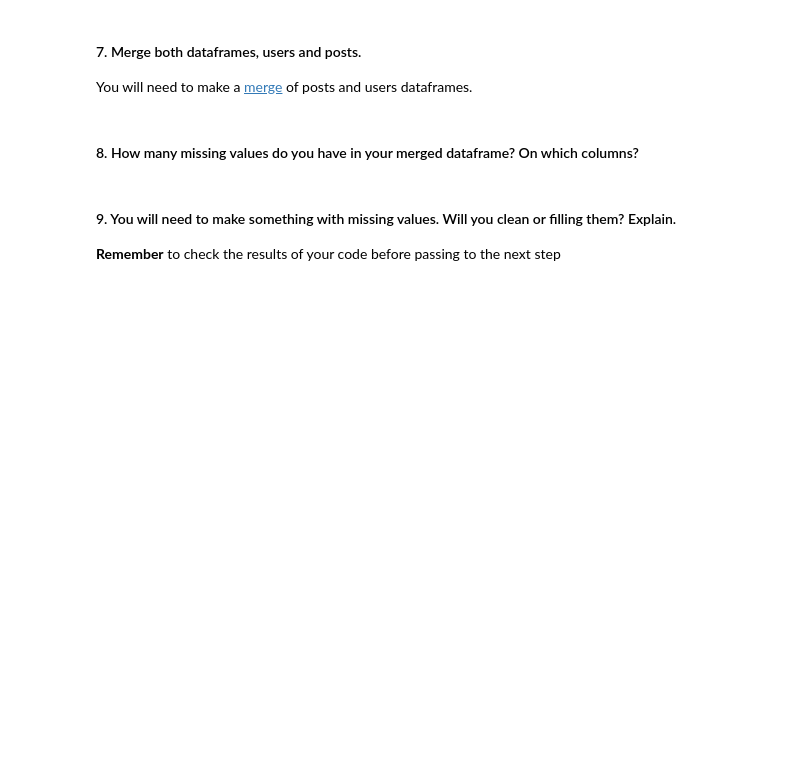
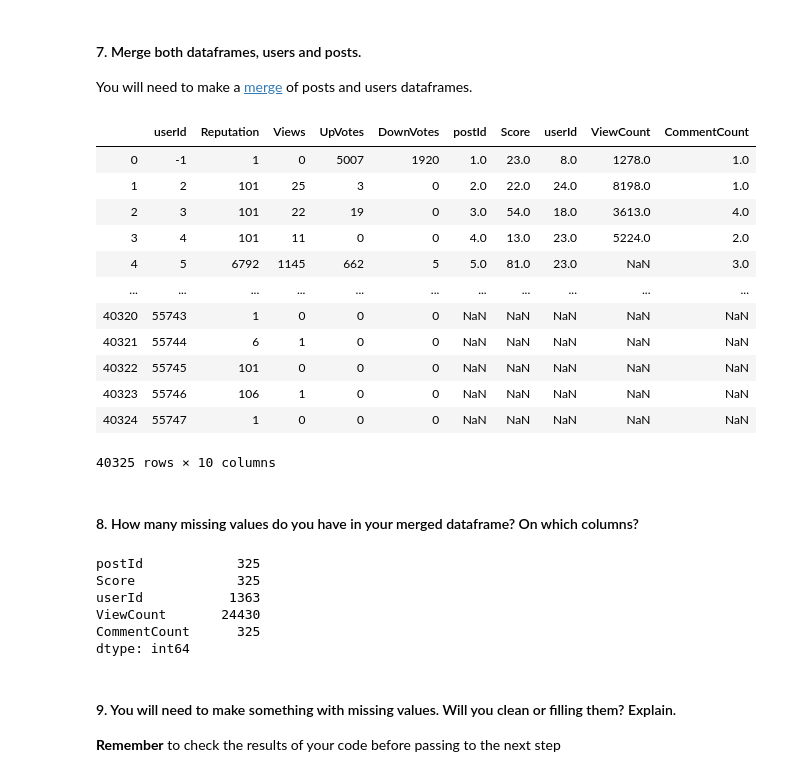
Before and after one commit to ta-data-lis/lab-data-cleaning, a Jupyter notebook: your-code/main.ipynb, the cells around one changed output. Cells and saved outputs as stored; diff of their text form; code cells hidden in the pictures; blank space fills up the shorter version.

```diff
--- a/your-code/main.ipynb
+++ b/your-code/main.ipynb
@@ -7,2 +29,5 @@
 # %% [markdown]
 #### 4. Import posts table:
+# %%
+posts_table = pd.DataFrame(pd.read_csv ('posts_table.csv', sep=','))
+posts_table.head()
@@ -9,2 +42,6 @@
 # %% [markdown]
 #### 5. Rename Id column to postId and OwnerUserId to userId
+# %%
+posts_table = posts_table.rename(columns={'Id': 'postId', 'OwnerUserId': 'userId'})
+
+posts_table.head()
@@ -12,3 +57,6 @@
 #### 6. Define new dataframes for users and posts with the following selected columns:
     **users columns**: userId, Reputation,Views,UpVotes,DownVotes
     **posts columns**: postId, Score,userId,ViewCount,CommentCount
+# %%
+users = users_table.filter(['userId','Reputation','Views', 'UpVotes','DownVotes'])
+users.head()
@@ -14,0 +70,3 @@
+# %%
+posts = posts_table.filter(['postId','Score','userId', 'ViewCount','CommentCount'])
+posts.head()
@@ -15,8 +80,35 @@
 # %% [markdown]
 #### 7. Merge both dataframes, users and posts.
 You will need to make a [merge](https://pandas.pydata.org/pandas-docs/stable/generated/pandas.DataFrame.merge.html) of posts and users dataframes.
+# %%
+users_posts = pd.concat([users, posts], axis=1)
+users_posts
+# %% [output]
+|  | userId | Reputation | Views | UpVotes | DownVotes | postId | Score | userId | ViewCount | CommentCount |
+| 0 | -1 | 1 | 0 | 5007 | 1920 | 1.0 | 23.0 | 8.0 | 1278.0 | 1.0 |
+| 1 | 2 | 101 | 25 | 3 | 0 | 2.0 | 22.0 | 24.0 | 8198.0 | 1.0 |
+| 2 | 3 | 101 | 22 | 19 | 0 | 3.0 | 54.0 | 18.0 | 3613.0 | 4.0 |
+| 3 | 4 | 101 | 11 | 0 | 0 | 4.0 | 13.0 | 23.0 | 5224.0 | 2.0 |
+| 4 | 5 | 6792 | 1145 | 662 | 5 | 5.0 | 81.0 | 23.0 | NaN | 3.0 |
+| ... | ... | ... | ... | ... | ... | ... | ... | ... | ... | ... |
+| 40320 | 55743 | 1 | 0 | 0 | 0 | NaN | NaN | NaN | NaN | NaN |
+| 40321 | 55744 | 6 | 1 | 0 | 0 | NaN | NaN | NaN | NaN | NaN |
+| 40322 | 55745 | 101 | 0 | 0 | 0 | NaN | NaN | NaN | NaN | NaN |
+| 40323 | 55746 | 106 | 1 | 0 | 0 | NaN | NaN | NaN | NaN | NaN |
+| 40324 | 55747 | 1 | 0 | 0 | 0 | NaN | NaN | NaN | NaN | NaN |
+40325 rows × 10 columns
 # %% [markdown]
 #### 8. How many missing values do you have in your merged dataframe? On which columns?
+# %%
+null_cols = users_posts.isnull().sum()
+null_cols[null_cols > 0]
+# %% [output]
+postId            325
+Score             325
+userId           1363
+ViewCount       24430
+CommentCount      325
+dtype: int64
 # %% [markdown]
 #### 9. You will need to make something with missing values.  Will you clean or filling them? Explain.
 **Remember** to check the results of your code before passing to the next step
```
Also changed, not shown: parts of 13 cells of this notebook.
